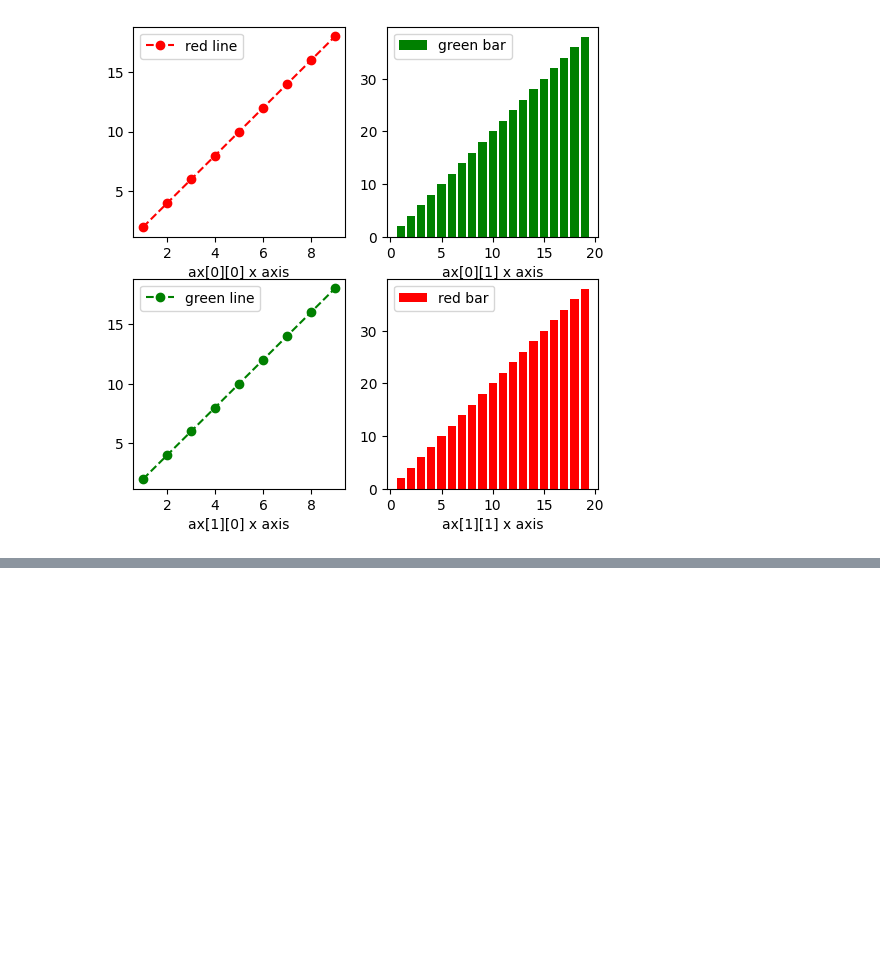
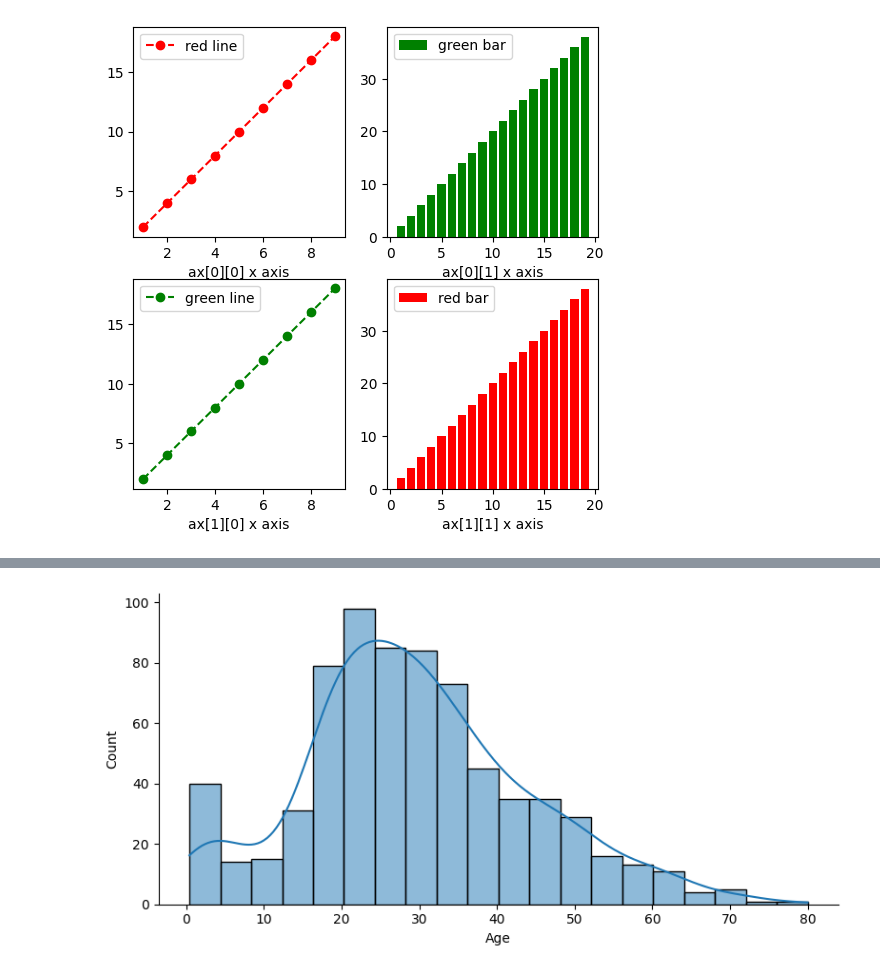
Before and after one commit to HanJaeHui-GitHub/ESAA, a Jupyter notebook: ESAA_YB_Week2_markdown.ipynb, the cells around one changed output, grey strips where cells are left out. Cells and saved outputs as stored; diff of their text form; code cells hidden in the pictures; blank space fills up the shorter version.

```diff
--- a/ESAA_YB_Week2_markdown.ipynb
+++ b/ESAA_YB_Week2_markdown.ipynb
@@ -296,0 +357,7 @@ plt.show()
+# %%
+import seaborn as sns
+
+sns.displot(titanic_df['Age'], kde=True, height=4, aspect=2) # height=세로(높이) ,aspect=가로와 세로의 배율
+plt.show()
+# %% [output]
+[figure, added]
```
Also changed, not shown: parts of 49 cells of this notebook.
